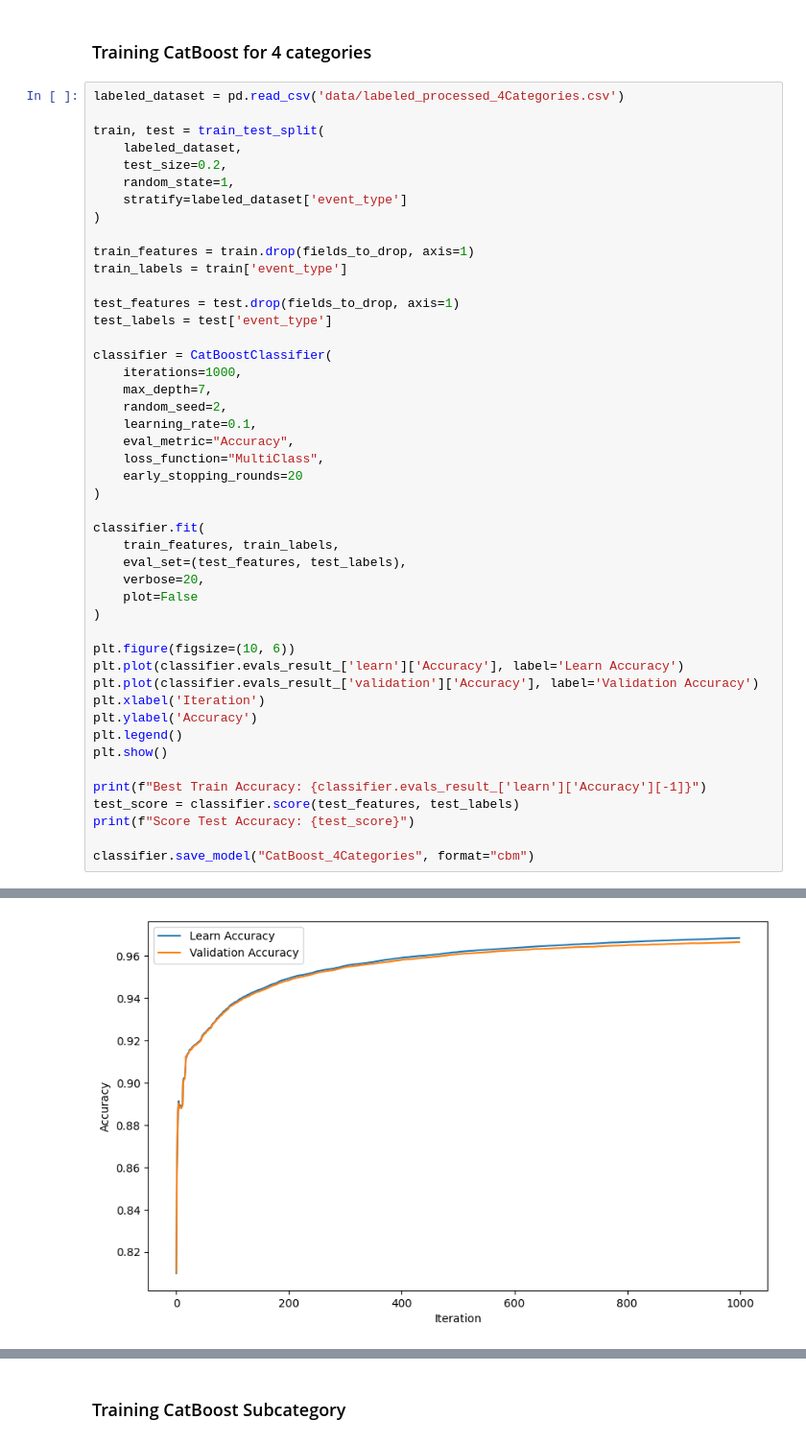
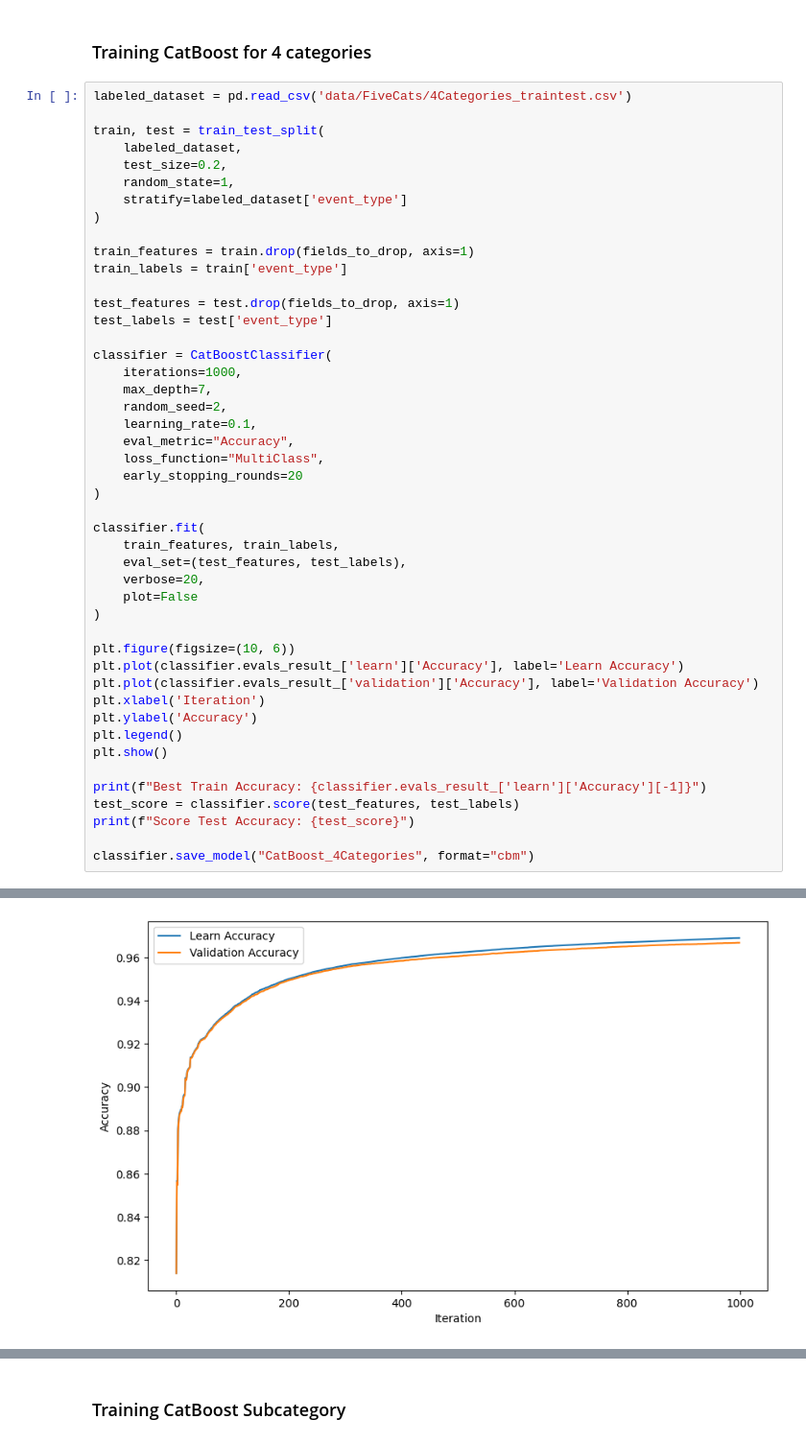
Before and after one commit to CitizensAlias/DeepLearningOscGrid, a Jupyter notebook: Mixed_Approach.ipynb, the cells around one changed output, grey strips where cells are left out. Shown at 96% size. Cells and saved outputs as stored; diff of their text form.

Commit message:
FiveCats with traintest and validation

```diff
--- a/Mixed_Approach.ipynb
+++ b/Mixed_Approach.ipynb
@@ -22,7 +22,7 @@ fields_to_drop = [
 # %% [markdown]
 ### Training CatBoost for 4 categories
 # %%
-labeled_dataset = pd.read_csv('data/labeled_processed_4Categories.csv')
+labeled_dataset = pd.read_csv('data/FiveCats/4Categories_traintest.csv')
 
 train, test = train_test_split(
     labeled_dataset,
@@ -88 +88 @@ Shrink model to first 999 iterations.
-[figure, old version]
+[figure, new version]
```
Also changed, not shown: parts of 5 cells of this notebook, 11 other files.
